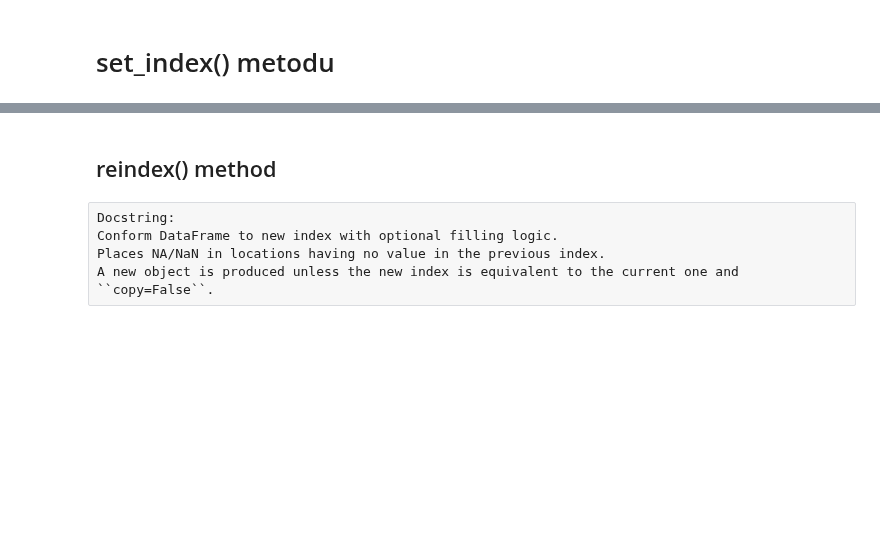
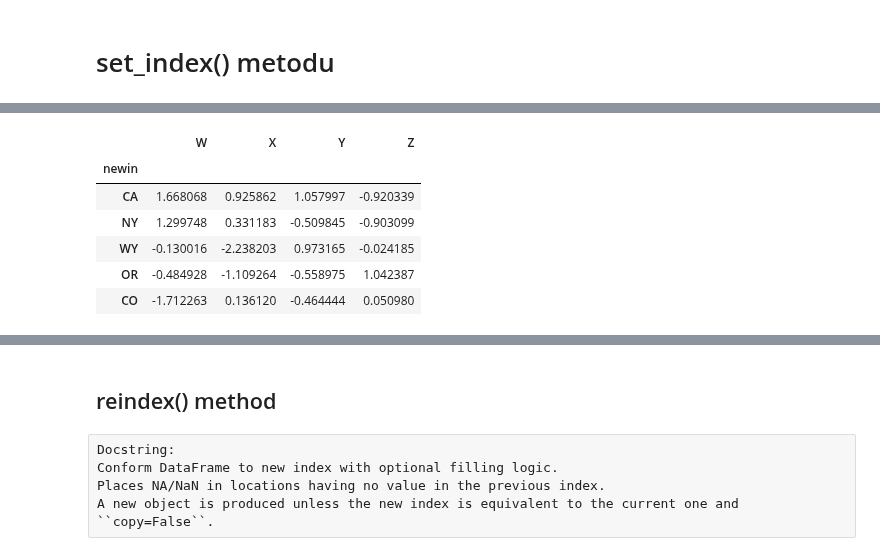
Before and after one commit to GurkanGitHub/Python, a Jupyter notebook: pandas_df_methods.ipynb, the cells around one changed output, grey strips where cells are left out. Cells and saved outputs as stored; diff of their text form; code cells hidden in the pictures; blank space fills up the shorter version.

```diff
--- a/pandas_df_methods.ipynb
+++ b/pandas_df_methods.ipynb
@@ -1570,0 +1822,2 @@ For selection purposes you can change the index to a column of interest and sear
+# %%
+df.set_index("W")
@@ -1570,0 +1841,12 @@ For selection purposes you can change the index to a column of interest and sear
+# %%
+df["newin"] = "CA NY WY OR CO".split()
+df.set_index("newin")
+#Bir sütunu index yapar, inplace yaparsan kalıcı yapar.
+# %% [output]
+|  | W | X | Y | Z |
+| newin |  |  |  |  |
+| CA | 1.668068 | 0.925862 | 1.057997 | -0.920339 |
+| NY | 1.299748 | 0.331183 | -0.509845 | -0.903099 |
+| WY | -0.130016 | -2.238203 | 0.973165 | -0.024185 |
+| OR | -0.484928 | -1.109264 | -0.558975 | 1.042387 |
+| CO | -1.712263 | 0.136120 | -0.464444 | 0.050980 |
```
Also changed, not shown: parts of 46 cells of this notebook, 1 other file.
